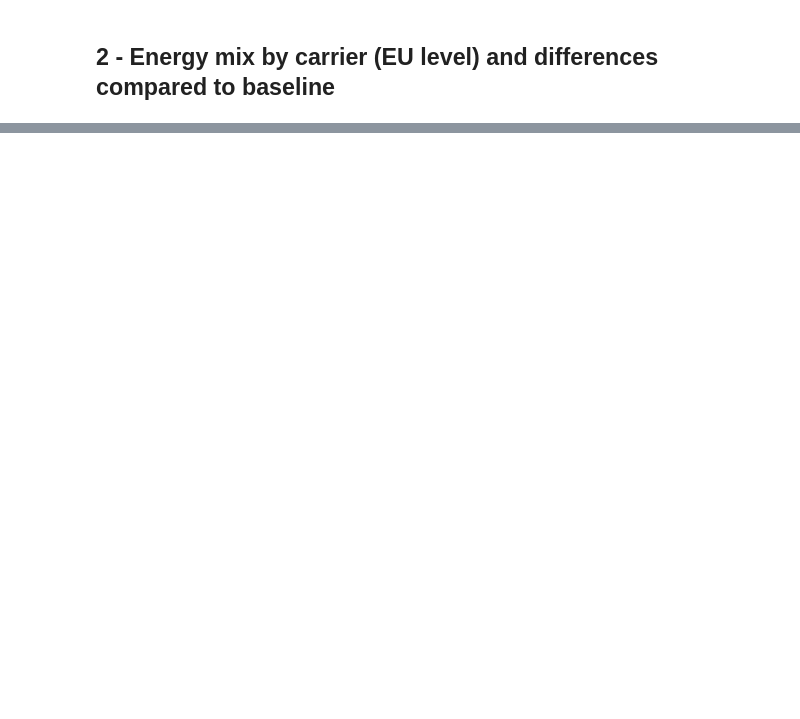
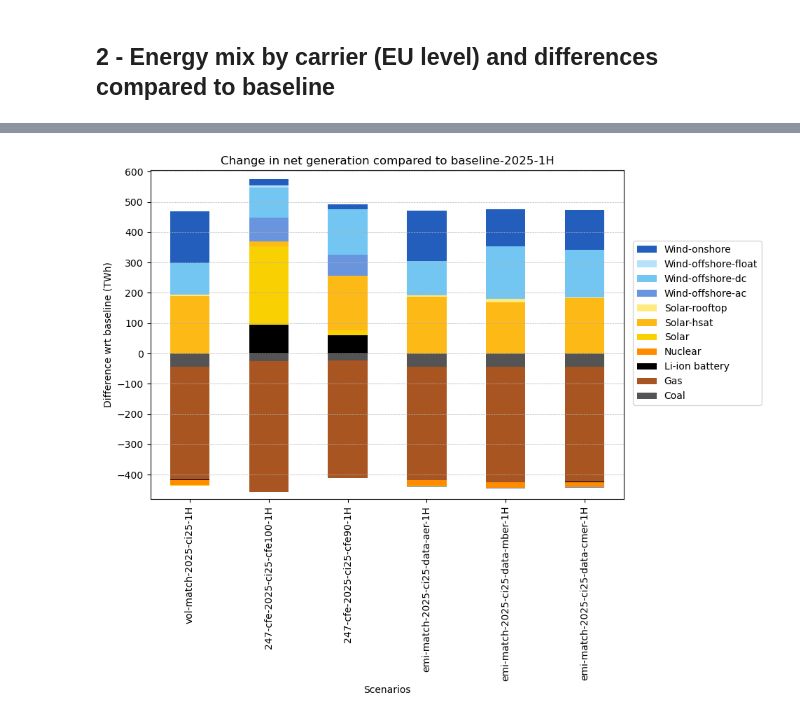
Before and after one commit to open-energy-transition/procurement-metastudy, a Jupyter notebook: notebooks/energy-mix.ipynb, the cells around one changed output, grey strips where cells are left out. Drawn from its saved outputs; the diff is of its cells as text; code cells hidden in the pictures; blank space fills up the shorter version.

```diff
--- a/notebooks/energy-mix.ipynb
+++ b/notebooks/energy-mix.ipynb
@@ -321,7 +315,7 @@ def get_energy_balance(n, carrier_to_exclude, scenario, display_table=False):
     # Indeed, the latter accounts for `p = p_dispatch - p_store`.
     # Also, by using n.statistics.supply (which accounts for p.cip(lower=0))would not be consistent in case p_dispatch and p_store occurs simultaneously.
     sto_i = n.storage_units[n.storage_units.ci != ""].index if "ci" in n.storage_units.columns else []
-    sto_unit_output = (n.storage_units_t.p_dispatch[sto_i].multiply(n.snapshot_weightings["generators"], axis=0).sum().sum()/1e6)
+    sto_unit_output = (n.storage_units_t.p_dispatch[sto_i].multiply(n.snapshot_weightings["generators"], axis=0).sum().sum()/1e6) if not n.storage_units_t.p_dispatch.empty else 0
     df.loc["li-ion battery - CI"] = sto_unit_output
 
     print(f"Gross generation (TWh): {round(df[~df.index.isin(['li-ion battery discharger', 'li-ion home battery discharger', 'li-ion battery - CI'])].sum().values[0], 2)}")
@@ -430,14 +384,0 @@ Difference compare to baseline, by carrier, carriers contributing less than 1 TW
-# %%
-# 2.1 - Aggregate by carrier_map and prepare color plot
-df_color = pd.Series(
-        [n.carriers.color.get(c) or "#000000" for c in df_diff.index],
-        index=df_diff.index,
-        name="color"
-    )
-df_color.rename(index=carrier_map, inplace=True)
-df_color = df_color[~df_color.index.duplicated(keep='first')]
-df_color.sort_index(inplace=True) # to align with df_new, since df_new.index is sorted after we rename the index
-df_color["Li-ion battery"] = "#000000"
-df_new = df_diff.rename(index=carrier_map)
-df_new = df_new.groupby(level=0).sum()
-df_color
@@ -486,0 +385,70 @@ fig.savefig(f"differences_wrt_baseline-{planning_horizon}-{ci_participation}-{ti
+# %%
+# 2 - Evaluate the differences compared to baseline scenarios
+for planning_horizon, dfs in df_year.items():
+    print(f"--------Changes Compared to Baseline - Planning Horizon: {planning_horizon}--------")
+    df_concat = pd.concat(dfs, axis=1)
+    df_concat.fillna(0, inplace=True)
+    scenarios = scenario_year[planning_horizon]
+
+    if planning_horizon == "2030":
+        df_diff = df_concat.iloc[:, 1:-2].subtract(df_concat.iloc[:, 0], axis=0) # excluding the NoResTargets scenarios
+        last_diff = df_concat.iloc[:, -1] - df_concat.iloc[:, -2] # it makes sense to compare the vol-match NoResTargets with the corresponding baseline w/o res targets
+        df_diff[df_concat.columns[-1]] = last_diff
+        # Remove the baseline-2030-NoResTargets-{time_resolution}H scenario from the list for plotting
+        scenarios_diff = [s for s in scenarios if s != f"baseline-2030-NoResTargets-{time_resolution}H"]
+        additional_description = f".\nConsider that for {scenarios_diff[-1]} the difference is compared to the baseline scenario without RES targets:"
+    else:
+        df_diff = df_concat.iloc[:, 1:].subtract(df_concat.iloc[:, 0], axis=0)
+        scenarios_diff = scenarios
+        additional_description = ":"
+
+    for scenario in scenarios_diff[1:]:
+        total_change = df_diff[scenario].sum()
+
+    print("Difference compared to baseline, carriers contributing less than 1 TWh excluded (TWh):\n")
+    df_diff = df_diff[abs(df_diff.T.sum()) > 1] # Remove carriers contributing less than +-1 TWh
+    display(round(df_diff.sum(axis=0),2))
+
+    print(f"\nDifference compare to baseline, by carrier, carriers contributing less than 1 TWh excluded (TWh){additional_description}")
+    display(df_diff.style.format("{:.2f}"))
+
+    # 2.1 - Aggregate by carrier_map and prepare color plot
+    df_color = pd.Series(
+            [network.carriers.color.get(c) or "#000000" for c in df_diff.index],
+            index=df_diff.index,
+            name="color"
+        )
+    df_color.rename(index=carrier_map, inplace=True)
+    df_color = df_color[~df_color.index.duplicated(keep='first')]
+    df_color.sort_index(inplace=True) # to align with df_new, since df_new.index is sorted after we rename the index
+    df_color["Li-ion battery"] = "#000000"
+    df_new = df_diff.rename(index=carrier_map)
+    df_new = df_new.groupby(level=0).sum()
+
+    # 2.2 - Plot differences compared to baseline by carrier and scenario
+    fig, ax = plt.subplots(figsize=(10, 10))
+
+    df_new.T.plot(ax=ax, kind='bar', color=df_color, figsize=(10, 8), stacked=True)
+    plt.title(f"Change in net generation compared to baseline-{planning_horizon}-{time_resolution}H")
+    plt.xlabel("Scenarios")
+    plt.ylabel("Difference wrt baseline (TWh)")
+    ymin = df_new[df_new < 0].sum().min()
+    ymax = df_new[df_new > 0].sum().max()
+    plt.ylim([1.05*ymin, 1.05*ymax])
+    if ymax > 500:
+        ymult = 100
+    elif 100 < ymax <= 500:
+        ymult = 50
+    elif 25 < ymax <= 100:
+        ymult = 25
+    else:
+        ymult = 10
+    plt.gca().yaxis.set_major_locator(plt.MultipleLocator(ymult))
+    plt.grid(axis='y', which='both', linestyle='--', linewidth=0.5)
+    handles, labels = ax.get_legend_handles_labels()
+    ax.legend(handles[::-1], labels[::-1], bbox_to_anchor=(1.3, 0.8))
+    plt.tight_layout()
+    plt.show()
+
+    fig.savefig(f"differences_wrt_baseline-{planning_horizon}-{ci_participation}-{time_resolution}H", dpi=300, bbox_inches="tight")
+# %% [output]
@@ -486,0 +480 @@ fig.savefig(f"differences_wrt_baseline-{planning_horizon}-{ci_participation}-{ti
+[figure, added]
```
Also changed, not shown: parts of 9 cells of this notebook, 2 other files.
